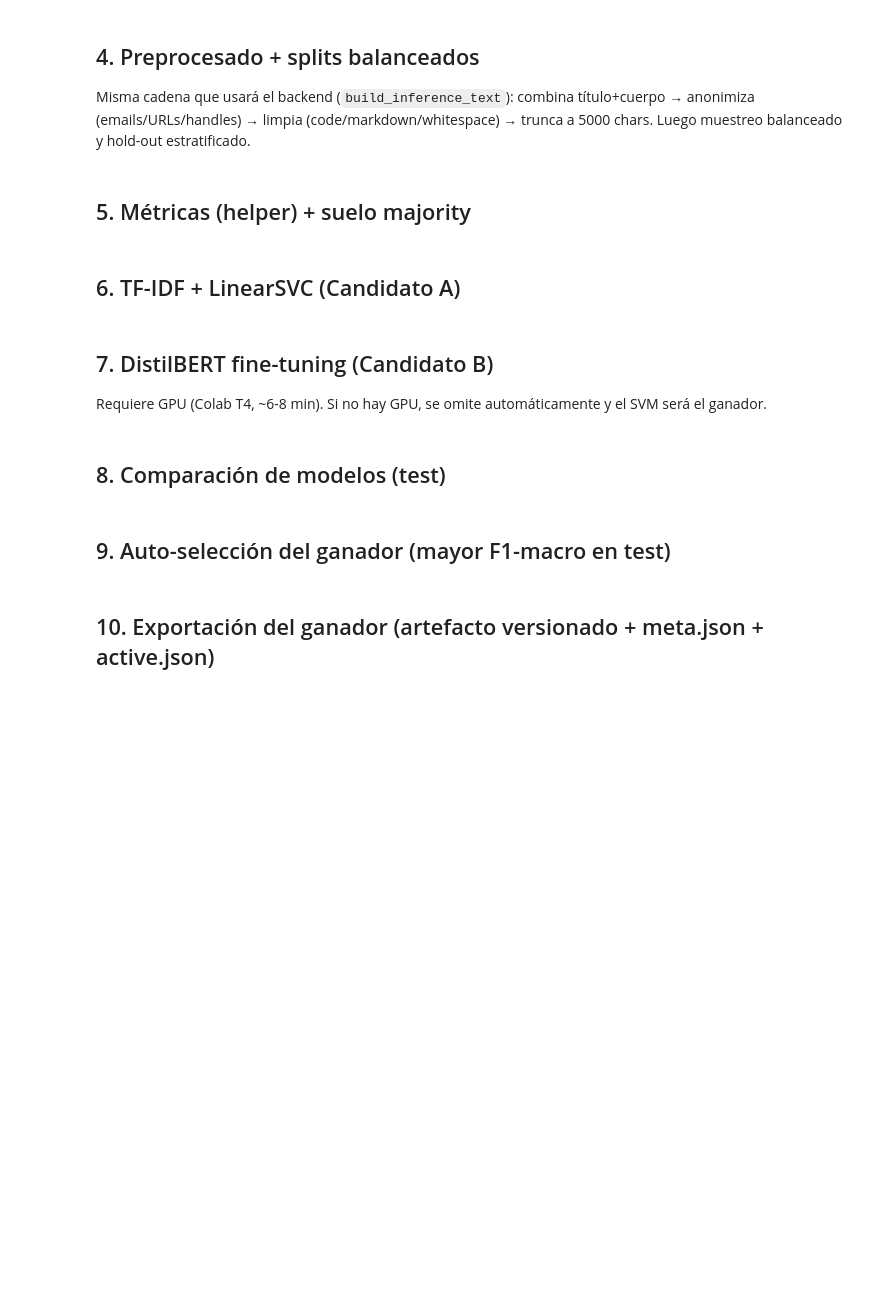
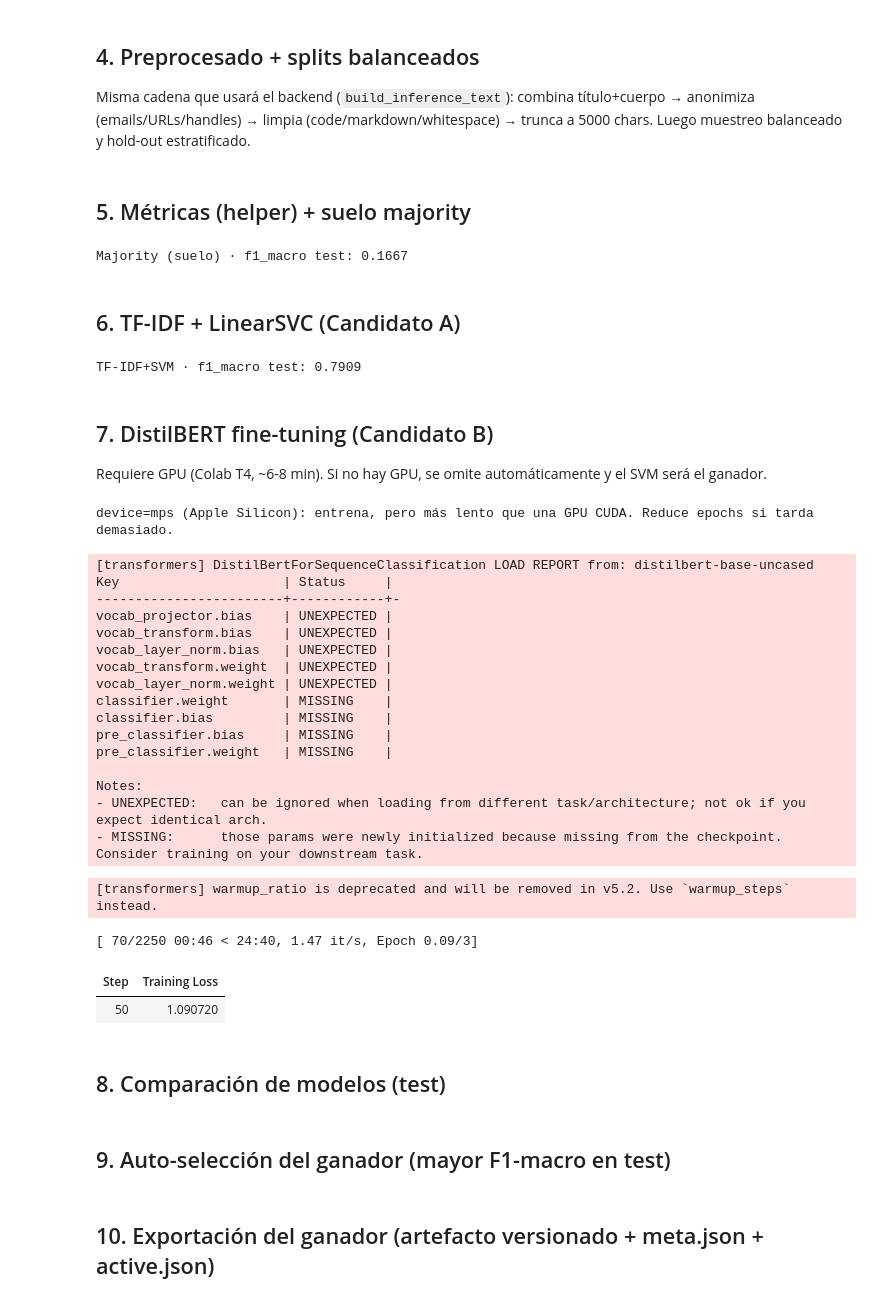
Before and after one commit to elvinsomon/pln-poc-v2, a Jupyter notebook: notebook/main.ipynb, the cells around one changed output. Cells and saved outputs as stored; diff of their text form; code cells hidden in the pictures; blank space fills up the shorter version.

```diff
--- a/notebook/main.ipynb
+++ b/notebook/main.ipynb
@@ -89,21 +106,32 @@ Misma cadena que usará el backend (`build_inference_text`): combina título+cue
 # %%
 from sklearn.model_selection import train_test_split
 
-pre = CFG['preprocess']
-df['text'] = [build_inference_text(t, b, pre) for t, b in zip(df['title'], df['body'])]
-data = df[df['text'].str.len() > 0][['text', 'labels']].rename(columns={'labels': 'label'}).reset_index(drop=True)
+proc = Path(CFG['paths']['processed']); proc.mkdir(parents=True, exist_ok=True)
+split_paths = {n: proc / f'{n}.parquet' for n in ('train', 'val', 'test')}
 
-parts = [g.sample(min(CFG['sample_per_class'], len(g)), random_state=CFG['seed']) for _, g in data.groupby('label')]
-data = pd.concat(parts).sample(frac=1.0, random_state=CFG['seed']).reset_index(drop=True)
+# Idempotente: si los splits ya existen, se cargan (no se vuelve a preprocesar
+# ni a splitear). Borra data/processed/*.parquet para regenerar desde cero.
+if all(p.exists() for p in split_paths.values()):
+    splits = {n: pd.read_parquet(p) for n, p in split_paths.items()}
+    print('splits existentes cargados (sin regenerar):')
+else:
+    pre = CFG['preprocess']
+    df['text'] = [build_inference_text(t, b, pre) for t, b in zip(df['title'], df['body'])]
+    data = df[df['text'].str.len() > 0][['text', 'labels']].rename(columns={'labels': 'label'}).reset_index(drop=True)
 
-train_val, test = train_test_split(data, test_size=CFG['test_fraction'], stratify=data['label'], random_state=CFG['seed'])
-rel_val = CFG['val_fraction'] / (1.0 - CFG['test_fraction'])
-train, val = train_test_split(train_val, test_size=rel_val, stratify=train_val['label'], random_state=CFG['seed'])
-splits = {'train': train.reset_index(drop=True), 'val': val.reset_index(drop=True), 'test': test.reset_index(drop=True)}
+    parts = [g.sample(min(CFG['sample_per_class'], len(g)), random_state=CFG['seed']) for _, g in data.groupby('label')]
+    data = pd.concat(parts).sample(frac=1.0, random_state=CFG['seed']).reset_index(drop=True)
 
-proc = Path(CFG['paths']['processed']); proc.mkdir(parents=True, exist_ok=True)
+    train_val, test = train_test_split(data, test_size=CFG['test_fraction'], stratify=data['label'], random_state=CFG['seed'])
+    rel_val = CFG['val_fraction'] / (1.0 - CFG['test_fraction'])
+    train, val = train_test_split(train_val, test_size=rel_val, stratify=train_val['label'], random_state=CFG['seed'])
+    splits = {'train': train.reset_index(drop=True), 'val': val.reset_index(drop=True), 'test': test.reset_index(drop=True)}
+
+    for name, d in splits.items():
+        d.to_parquet(split_paths[name], index=False)
+    print('splits generados y guardados:')
+
 for name, d in splits.items():
-    d.to_parquet(proc / f'{name}.parquet', index=False)
     print(f'{name:5s} n={len(d):>6,}  {d["label"].value_counts().to_dict()}')
 # %% [markdown]
 ## 5. Métricas (helper) + suelo majority
@@ -124,6 +152,8 @@ def compute_metrics(y_true, y_pred, labels):
 dummy = DummyClassifier(strategy='most_frequent', random_state=CFG['seed']).fit(splits['train']['text'], splits['train']['label'])
 majority_metrics = compute_metrics(splits['test']['label'], dummy.predict(splits['test']['text']), labels)
 print('Majority (suelo) · f1_macro test:', round(majority_metrics['f1_macro'], 4))
+# %% [output]
+Majority (suelo) · f1_macro test: 0.1667
 # %% [markdown]
 ## 6. TF-IDF + LinearSVC (Candidato A)
 # %%
@@ -144,6 +174,8 @@ svm_metrics = {
     'test': compute_metrics(splits['test']['label'], svm_pipeline.predict(splits['test']['text']), labels),
 }
 print('TF-IDF+SVM · f1_macro test:', round(svm_metrics['test']['f1_macro'], 4))
+# %% [output]
+TF-IDF+SVM · f1_macro test: 0.7909
 # %% [markdown]
 ## 7. DistilBERT fine-tuning (Candidato B)
 
@@ -157,6 +189,7 @@ bert_model, bert_metrics = None, None
 if not HAS_TORCH:
     print('torch no instalado -> se omite BERT; ganará el SVM.')
 else:
+    import tempfile
     import torch
     from transformers import (AutoModelForSequenceClassification, AutoTokenizer,
                               DataCollatorWithPadding, Trainer, TrainingArguments, set_seed as hf_set_seed)
@@ -188,39 +221,66 @@ else:
             ds = ds.map(lambda bb: self.tokenizer(bb['text'], truncation=True, max_length=self.max_length),
                         batched=True, remove_columns=['text'])
             b = self.cfg['bert']
+            # output_dir: directorio temporal escribible en cualquier entorno (Colab/local).
+            # save_strategy='no' => no se guarda nada importante ahí; el modelo se persiste con .save().
             args = TrainingArguments(
-                output_dir='/content/_bert_trainer', num_train_epochs=b['epochs'],
+                output_dir=tempfile.mkdtemp(prefix='bert_trainer_'), num_train_epochs=b['epochs'],
                 per_device_train_batch_size=self.batch_size, per_device_eval_batch_size=self.batch_size,
                 learning_rate=float(b['learning_rate']), weight_decay=b['weight_decay'], warmup_ratio=b['warmup_ratio'],
                 fp16=(self.device == 'cuda' and b.get('fp16', True)), eval_strategy='no', save_strategy='no',
                 logging_steps=50, report_to='none', seed=self.seed)
             Trainer(model=self.model, args=args, train_dataset=ds,
                     data_collator=DataCollatorWithPadding(self.tokenizer)).train()
             self.model.to(self.device).eval(); return self
         def predict_proba(self, texts):
             texts = [str(t) for t in list(texts)]; self.model.to(self.device).eval(); out = []
             with torch.no_grad():
                 for i in range(0, len(texts), self.batch_size):
                     enc = self.tokenizer(texts[i:i + self.batch_size], truncation=True, padding=True,
                                          max_length=self.max_length, return_tensors='pt').to(self.device)
                     out.append(torch.softmax(self.model(**enc).logits, dim=-1).cpu().numpy())
             return np.concatenate(out, axis=0)
         def predict(self, texts):
             ids = self.predict_proba(texts).argmax(axis=1)
             return np.array([self.id2label[int(i)] for i in ids])
         def save(self, d):
             d = Path(d); d.mkdir(parents=True, exist_ok=True)
             self.model.save_pretrained(d); self.tokenizer.save_pretrained(d)
             (d / 'label_map.json').write_text(json.dumps({'classes': self.classes, 'label2id': self.label2id},
                                               ensure_ascii=False, indent=2), encoding='utf-8')
             return d
 
-    if detect_device() == 'cpu':
+    dev = detect_device()
+    if dev == 'cpu':
         print('AVISO: device=cpu (sin GPU). El fine-tuning sería inviable; se omite BERT y ganará el SVM.')
     else:
+        if dev == 'mps':
+            print('device=mps (Apple Silicon): entrena, pero más lento que una GPU CUDA. Reduce epochs si tarda demasiado.')
         bert_model = BertClassifier(CFG).fit(splits['train']['text'], splits['train']['label'])
         bert_metrics = {'test': compute_metrics(splits['test']['label'], bert_model.predict(splits['test']['text']), labels)}
         print('DistilBERT · f1_macro test:', round(bert_metrics['test']['f1_macro'], 4))
+# %% [output]
+device=mps (Apple Silicon): entrena, pero más lento que una GPU CUDA. Reduce epochs si tarda demasiado.
+[transformers] DistilBertForSequenceClassification LOAD REPORT from: distilbert-base-uncased
+Key                     | Status     |
+------------------------+------------+-
+vocab_projector.bias    | UNEXPECTED |
+vocab_transform.bias    | UNEXPECTED |
+vocab_layer_norm.bias   | UNEXPECTED |
+vocab_transform.weight  | UNEXPECTED |
+vocab_layer_norm.weight | UNEXPECTED |
+classifier.weight       | MISSING    |
+classifier.bias         | MISSING    |
+pre_classifier.bias     | MISSING    |
+pre_classifier.weight   | MISSING    |
+
+Notes:
+- UNEXPECTED:   can be ignored when loading from different task/architecture; not ok if you expect identical arch.
+- MISSING:      those params were newly initialized because missing from the checkpoint. Consider training on your downstream task.
+[transformers] warmup_ratio is deprecated and will be removed in v5.2. Use `warmup_steps` instead.
+[ 70/2250 00:46 < 24:40, 1.47 it/s, Epoch 0.09/3]
+| Step | Training Loss |
+| 50 | 1.090720 |
 # %% [markdown]
 ## 8. Comparación de modelos (test)
 # %%
```
Also changed, not shown: parts of 3 cells of this notebook.
